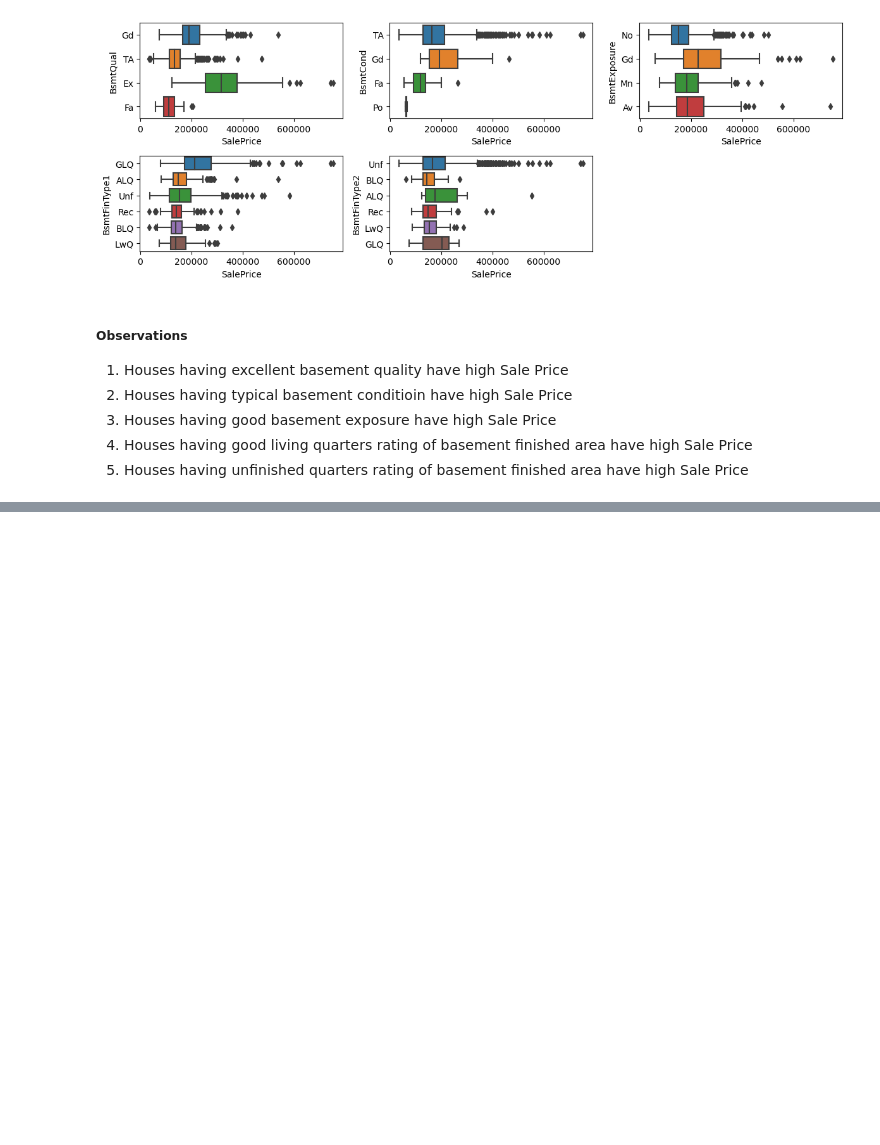
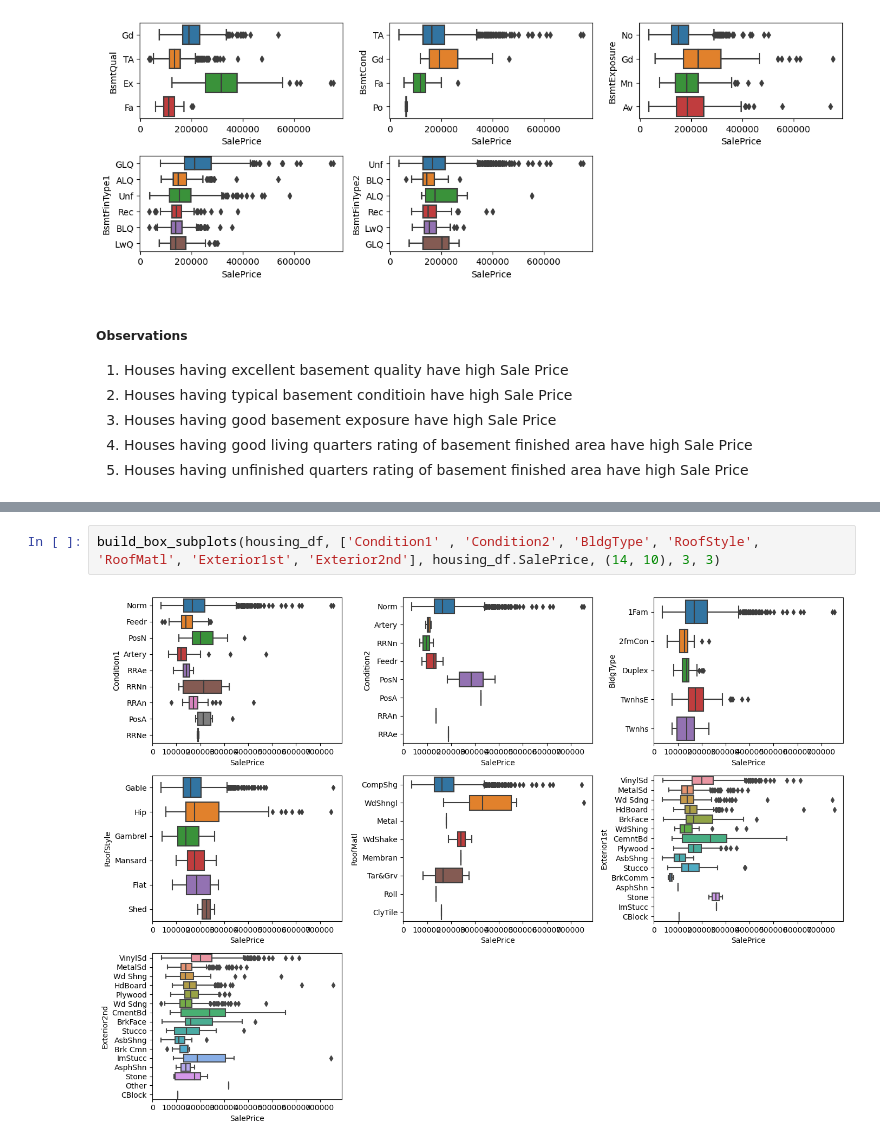
Before and after one commit to sanskar752000/Hosusing-Price-Australia-Prediction-Model, a Jupyter notebook: Surprise_housing_advance_regression.ipynb, the cells around one changed output, grey strips where cells are left out. Saved outputs shown, nothing was run; the diff lists cells and outputs as text; blank space fills up the shorter version.

```diff
--- a/Surprise_housing_advance_regression.ipynb
+++ b/Surprise_housing_advance_regression.ipynb
@@ -474,0 +528,4 @@ build_box_subplots(housing_df, basement_features, housing_df.SalePrice, (12, 6),
+# %%
+build_box_subplots(housing_df, ['Condition1' , 'Condition2', 'BldgType', 'RoofStyle', 'RoofMatl', 'Exterior1st', 'Exterior2nd'], housing_df.SalePrice, (14, 10), 3, 3)
+# %% [output]
+[figure, added]
```
Also changed, not shown: parts of 23 cells of this notebook.
